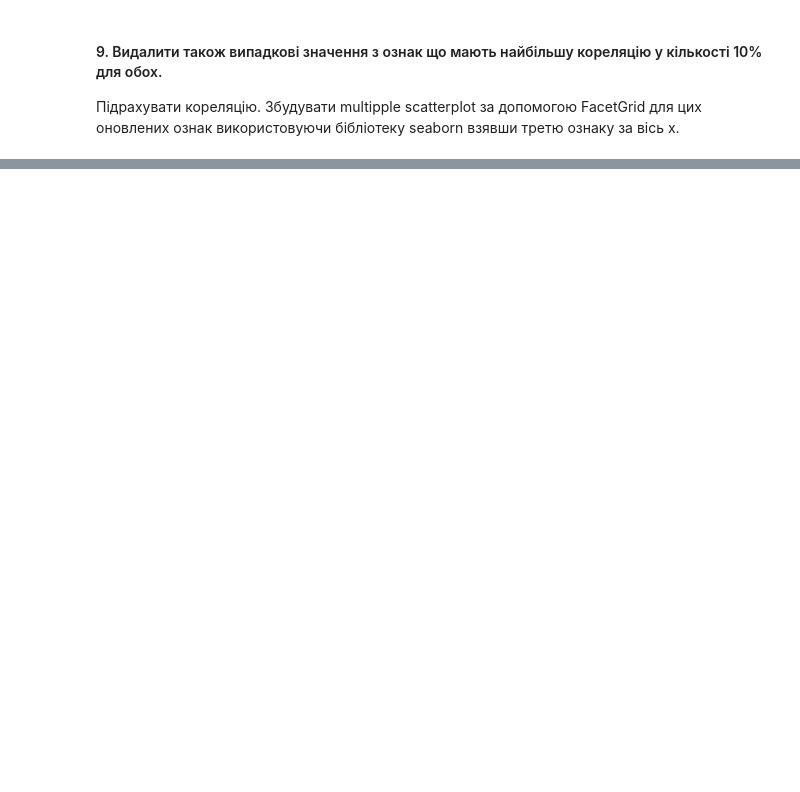
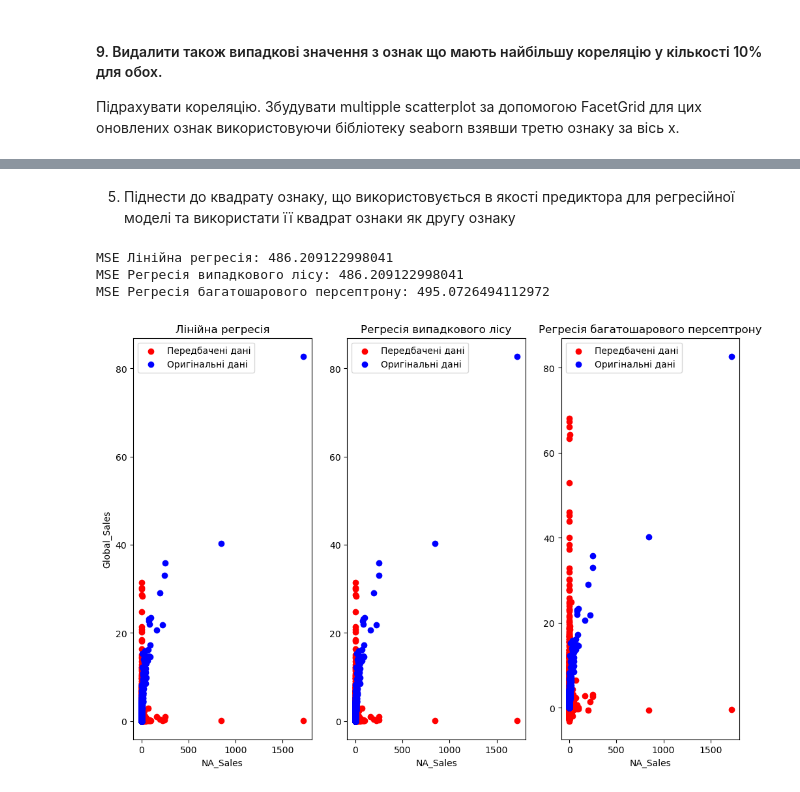
Before and after one commit to KlymentievMaksym/AD-labs, a Jupyter notebook: Coursework/Coursework.ipynb, the cells around one changed output, grey strips where cells are left out. Drawn from its saved outputs; the diff is of its cells as text; code cells hidden in the pictures; blank space fills up the shorter version.

```diff
--- a/Coursework/Coursework.ipynb
+++ b/Coursework/Coursework.ipynb
@@ -625,0 +655,48 @@ Global_Sales      1.000000
+# %% [markdown]
+5. Піднести до квадрату ознаку, що використовується в якості предиктора для регресійної  моделі та використати її квадрат ознаки як другу ознаку
+# %%
+x_test_2 = x_test**2
+
+# Оцінка моделей за середньою квадратичною помилкою
+mse_linear = mean_squared_error(x_test_2, linear_reg.predict(x_test_2))
+mse_rgr = mean_squared_error(x_test_2, rgr_reg.predict(x_test_2))
+mse_mlpp = mean_squared_error(x_test_2, mlpp_reg.predict(x_test_2))
+
+print(f'MSE Лінійна регресія: {mse_linear}')
+print(f'MSE Регресія випадкового лісу: {mse_rgr}')
+print(f'MSE Регресія багатошарового персептрону: {mse_mlpp}')
+
+# Візуалізація результатів
+plt.figure(figsize=(12, 8))
+
+# Лінійна регресія
+plt.subplot(1, 3, 1)
+plt.scatter(x_test_2, linear_reg.predict(x_test_2), color='red')
+plt.scatter(x_test_2, y_test, color='blue')
+plt.title('Лінійна регресія')
+plt.xlabel('NA_Sales')
+plt.ylabel('Global_Sales')
+plt.legend(['Передбачені дані', 'Оригінальні дані'])
+
+# Регресія випадкового лісу
+plt.subplot(1, 3, 2)
+plt.scatter(x_test_2, rgr_reg.predict(x_test_2), color='red')
+plt.scatter(x_test_2, y_test, color='blue')
+plt.title('Регресія випадкового лісу')
+plt.xlabel('NA_Sales')
+plt.legend(['Передбачені дані', 'Оригінальні дані'])
+
+# Регресія багатошарового персептрону
+plt.subplot(1, 3, 3)
+plt.scatter(x_test_2, mlpp_reg.predict(x_test_2), color='red')
+plt.scatter(x_test_2, y_test, color='blue')
+plt.title('Регресія багатошарового персептрону')
+plt.xlabel('NA_Sales')
+plt.legend(['Передбачені дані', 'Оригінальні дані'])
+
+plt.show()
+# %% [output]
+MSE Лінійна регресія: 486.209122998041
+MSE Регресія випадкового лісу: 486.209122998041
+MSE Регресія багатошарового персептрону: 495.0726494112972
+[figure, added]
```
Also changed, not shown: parts of 19 cells of this notebook.
